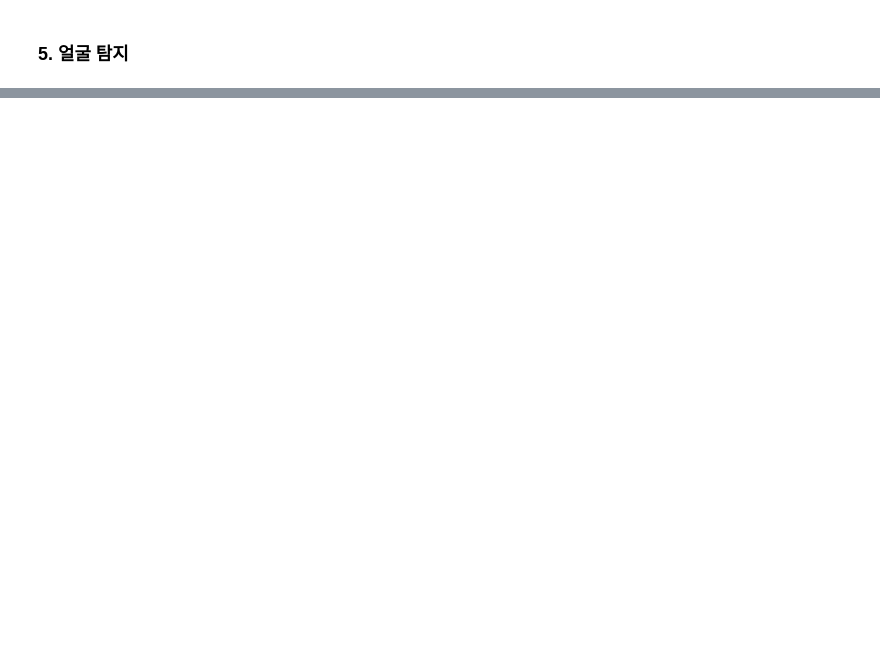
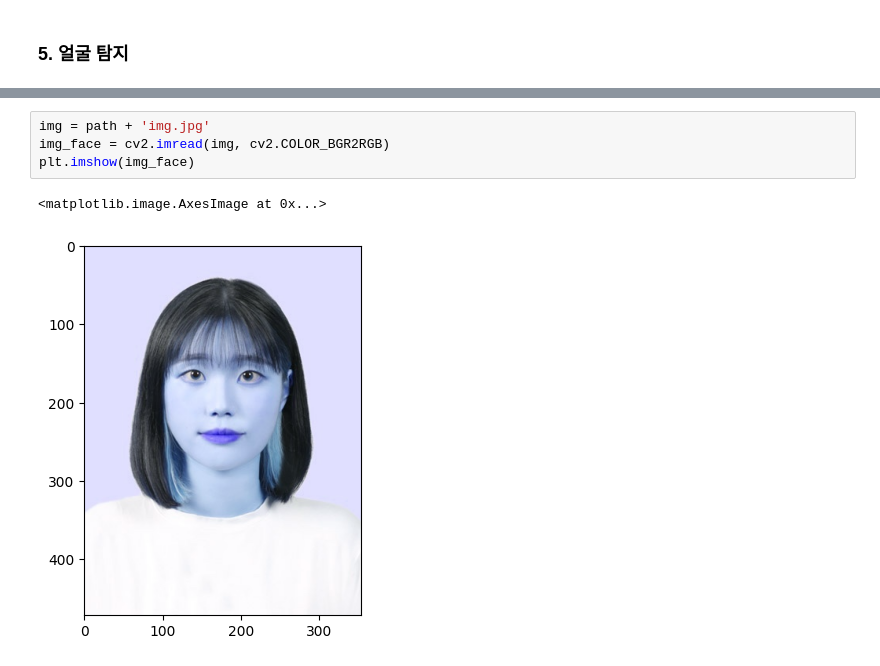
Before and after one commit to mingd00/Face-Recognition, a Jupyter notebook: Notebooks/00_Fer2013.ipynb, the cells around one changed output, grey strips where cells are left out. Drawn from its saved outputs; the diff is of its cells as text; blank space fills up the shorter version.

```diff
--- a/Notebooks/00_Fer2013.ipynb
+++ b/Notebooks/00_Fer2013.ipynb
@@ -158,0 +232,7 @@ plt.show()
+# %%
+img = path + 'img.jpg'
+img_face = cv2.imread(img, cv2.COLOR_BGR2RGB)
+plt.imshow(img_face)
+# %% [output]
+<matplotlib.image.AxesImage at 0x...>
+[figure, added]
```
Also changed, not shown: parts of 34 cells of this notebook.
